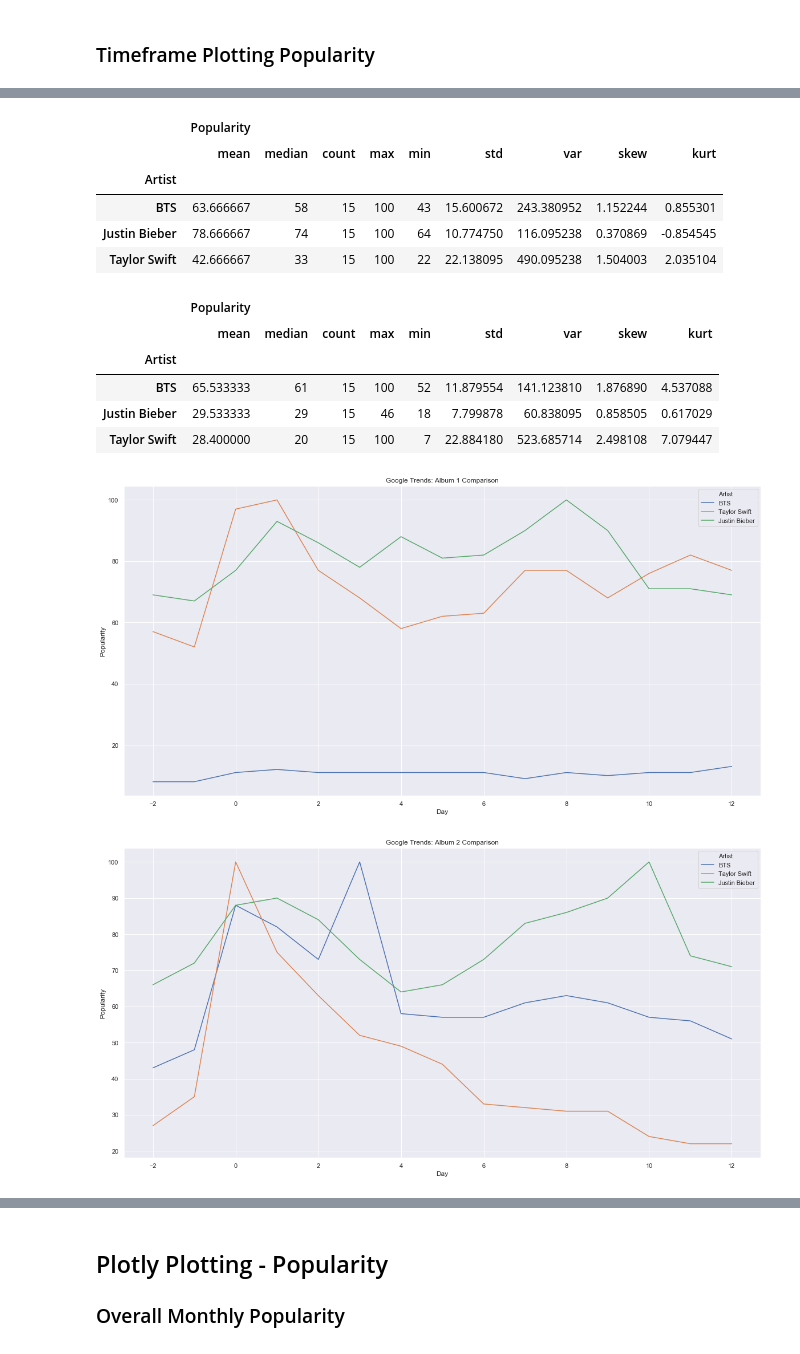
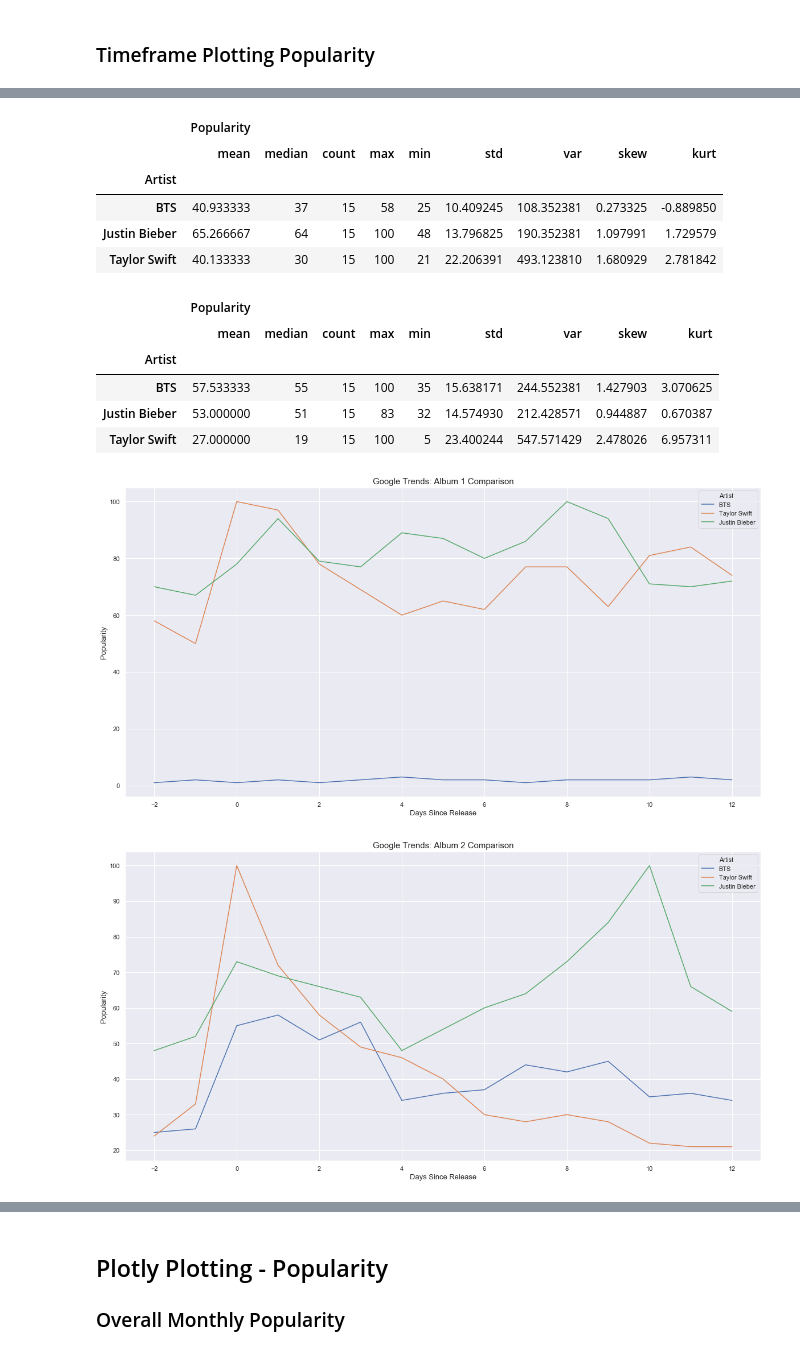
Before and after one commit to dliu9999/Fandom-Online-Collaboration, a Jupyter notebook: notebooks/01-duong-GoogleTrends.ipynb, the cells around one changed output, grey strips where cells are left out. Drawn from its saved outputs; the diff is of its cells as text; code cells hidden in the pictures.

```diff
--- a/notebooks/01-duong-GoogleTrends.ipynb
+++ b/notebooks/01-duong-GoogleTrends.ipynb
@@ -160,8 +166,8 @@ for albums in music_timeframes:
     for dates in albums:
         while True:
             try:
-#                 pytrends.build_payload(kw_list = artists, cat = 3, timeframe = dates)
-                pytrends.build_payload(kw_list = artists, timeframe = dates)
+                pytrends.build_payload(kw_list = artists, cat = 3, timeframe = dates)
+#                 pytrends.build_payload(kw_list = artists, timeframe = dates)
 
                 ranged = pytrends.interest_over_time()
 
@@ -179,7 +185,7 @@ for albums in music_timeframes:
 
                 file_name = 'graphs/' + artist_albums[c] + '_' +\
                 date_labels[0] + '_' + date_labels[1] +\
-                '.png'
+                '_cat.png'
 
                 print(file_name)
 
@@ -204,8 +210,10 @@ for albums in music_timeframes:
 
                 #g.xaxis.set_major_locator(ticker.MaxNLocator(nbins = 8))
 
-                g.set_title(title_text)
-                #g.set(xlabel = 'Date')
+                plt.title(title_text, size = 15)
+
+                plt.xlabel("Days Since Release", size=13)
+                plt.ylabel("Popularity", size=13)
 
                 plt.savefig(file_name, dpi=300)
 
@@ -331,9 +339,9 @@ album2.groupby('Artist').agg({
 |  | Popularity |  |  |  |  |  |  |  |  |
 |  | mean | median | count | max | min | std | var | skew | kurt |
 | Artist |  |  |  |  |  |  |  |  |  |
-| BTS | 63.666667 | 58 | 15 | 100 | 43 | 15.600672 | 243.380952 | 1.152244 | 0.855301 |
-| Justin Bieber | 78.666667 | 74 | 15 | 100 | 64 | 10.774750 | 116.095238 | 0.370869 | -0.854545 |
-| Taylor Swift | 42.666667 | 33 | 15 | 100 | 22 | 22.138095 | 490.095238 | 1.504003 | 2.035104 |
+| BTS | 40.933333 | 37 | 15 | 58 | 25 | 10.409245 | 108.352381 | 0.273325 | -0.889850 |
+| Justin Bieber | 65.266667 | 64 | 15 | 100 | 48 | 13.796825 | 190.352381 | 1.097991 | 1.729579 |
+| Taylor Swift | 40.133333 | 30 | 15 | 100 | 21 | 22.206391 | 493.123810 | 1.680929 | 2.781842 |
 # %%
 album3.groupby('Artist').agg({
     'Popularity': ['mean', 'median', 'count',
@@ -344,26 +352,30 @@ album3.groupby('Artist').agg({
 |  | Popularity |  |  |  |  |  |  |  |  |
 |  | mean | median | count | max | min | std | var | skew | kurt |
 | Artist |  |  |  |  |  |  |  |  |  |
-| BTS | 65.533333 | 61 | 15 | 100 | 52 | 11.879554 | 141.123810 | 1.876890 | 4.537088 |
-| Justin Bieber | 29.533333 | 29 | 15 | 46 | 18 | 7.799878 | 60.838095 | 0.858505 | 0.617029 |
-| Taylor Swift | 28.400000 | 20 | 15 | 100 | 7 | 22.884180 | 523.685714 | 2.498108 | 7.079447 |
+| BTS | 57.533333 | 55 | 15 | 100 | 35 | 15.638171 | 244.552381 | 1.427903 | 3.070625 |
+| Justin Bieber | 53.000000 | 51 | 15 | 83 | 32 | 14.574930 | 212.428571 | 0.944887 | 0.670387 |
+| Taylor Swift | 27.000000 | 19 | 15 | 100 | 5 | 23.400244 | 547.571429 | 2.478026 | 6.957311 |
 # %%
 a = sns.lineplot(data = album1, x = 'Day', y = 'Popularity', hue = 'Artist')
 
-a.set_title('Google Trends: Album 1 Comparison')
+plt.title('Google Trends: Album 1 Comparison', size = 15)
+plt.xlabel("Days Since Release", size=13)
+plt.ylabel("Popularity", size=13)
 
-plt.savefig('graphs/album1.png', dpi=300)
+plt.savefig('graphs/album1_cat.png', dpi=300)
 # %% [output]
-[figure, old version]
+[figure, new version]
 # %%
 a = sns.lineplot(data = album2, x = 'Day', y = 'Popularity', hue = 'Artist',
             ci = None)
 
-a.set_title('Google Trends: Album 2 Comparison')
+plt.title('Google Trends: Album 2 Comparison', size = 15)
+plt.xlabel("Days Since Release", size=13)
+plt.ylabel("Popularity", size=13)
 
-plt.savefig('graphs/album2.png', dpi=300)
+plt.savefig('graphs/album2_cat.png', dpi=300)
 # %% [output]
-[figure, old version]
+[figure, new version]
 # %%
 a = sns.lineplot(data = album3, x = 'Day', y = 'Popularity', hue = 'Artist',
             ci = None)
```
Also changed, not shown: parts of 10 cells of this notebook, 43 other files.
